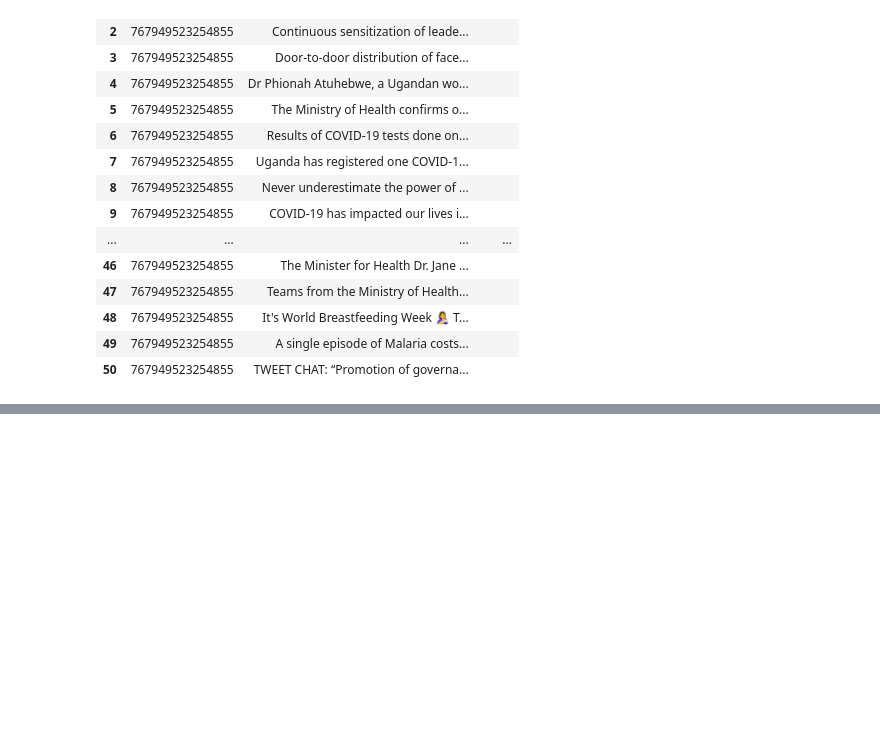
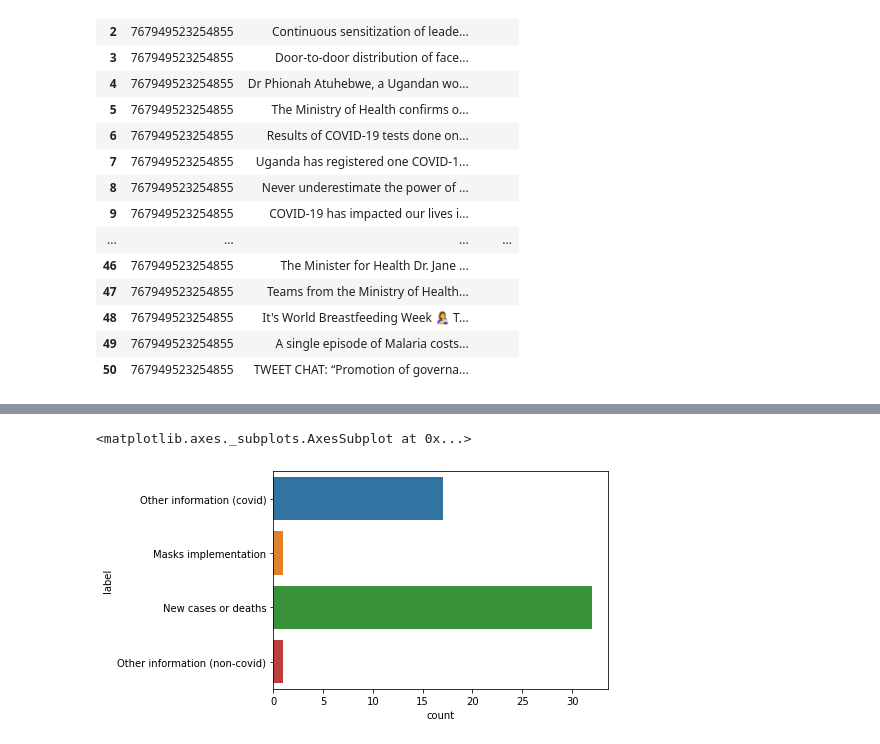
Before and after one commit to SunbirdAI/covid19-uganda-facebook-data-analysis, a Jupyter notebook: MoH page posts.ipynb, the cells around one changed output, grey strips where cells are left out. Cells and saved outputs as stored; diff of their text form; code cells hidden in the pictures; blank space fills up the shorter version.

Commit message:
Visualize posts by annotated categories

```diff
--- a/MoH page posts.ipynb
+++ b/MoH page posts.ipynb
@@ -51,0 +54,3 @@ posts_for_annotation.to_csv('MoH-posts-for-annotation.csv')
+# %%
+annotated_posts = pd.read_csv('annotated_MoH_posts.csv')
+annotated_posts.head()
@@ -51,0 +64,5 @@ posts_for_annotation.to_csv('MoH-posts-for-annotation.csv')
+# %%
+post_types = {3:'New cases or deaths', 4:'Masks implementation',
+              5:'Other information (covid)', 6:'Other information (non-covid)'}
+annotated_posts['label'] = annotated_posts.label.map(post_types)
+annotated_posts.head()
@@ -51,0 +76,5 @@ posts_for_annotation.to_csv('MoH-posts-for-annotation.csv')
+# %%
+sns.countplot(y='label', data=annotated_posts)
+# %% [output]
+<matplotlib.axes._subplots.AxesSubplot at 0x...>
+[figure, added]
```
Also changed, not shown: parts of 3 cells of this notebook.
